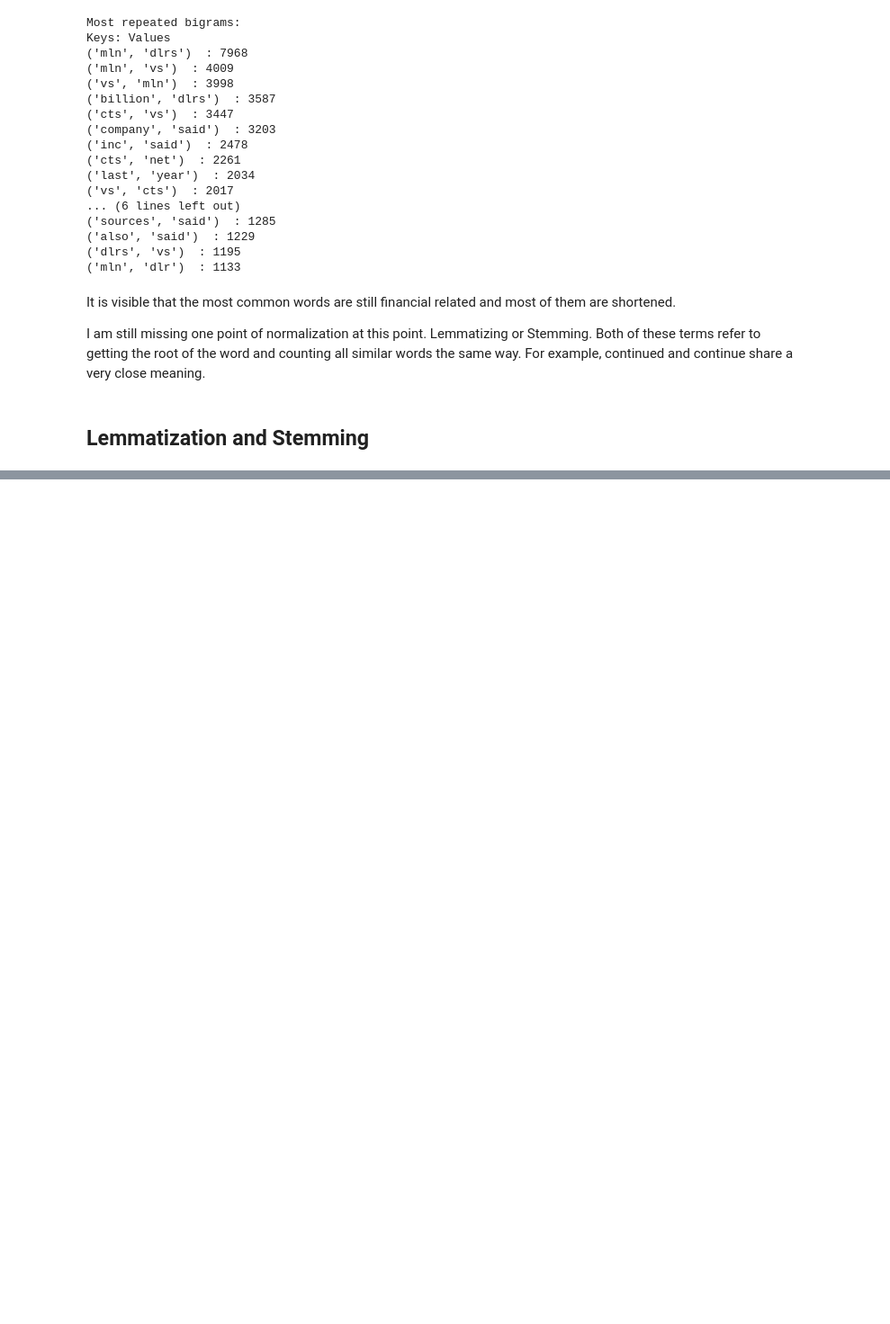
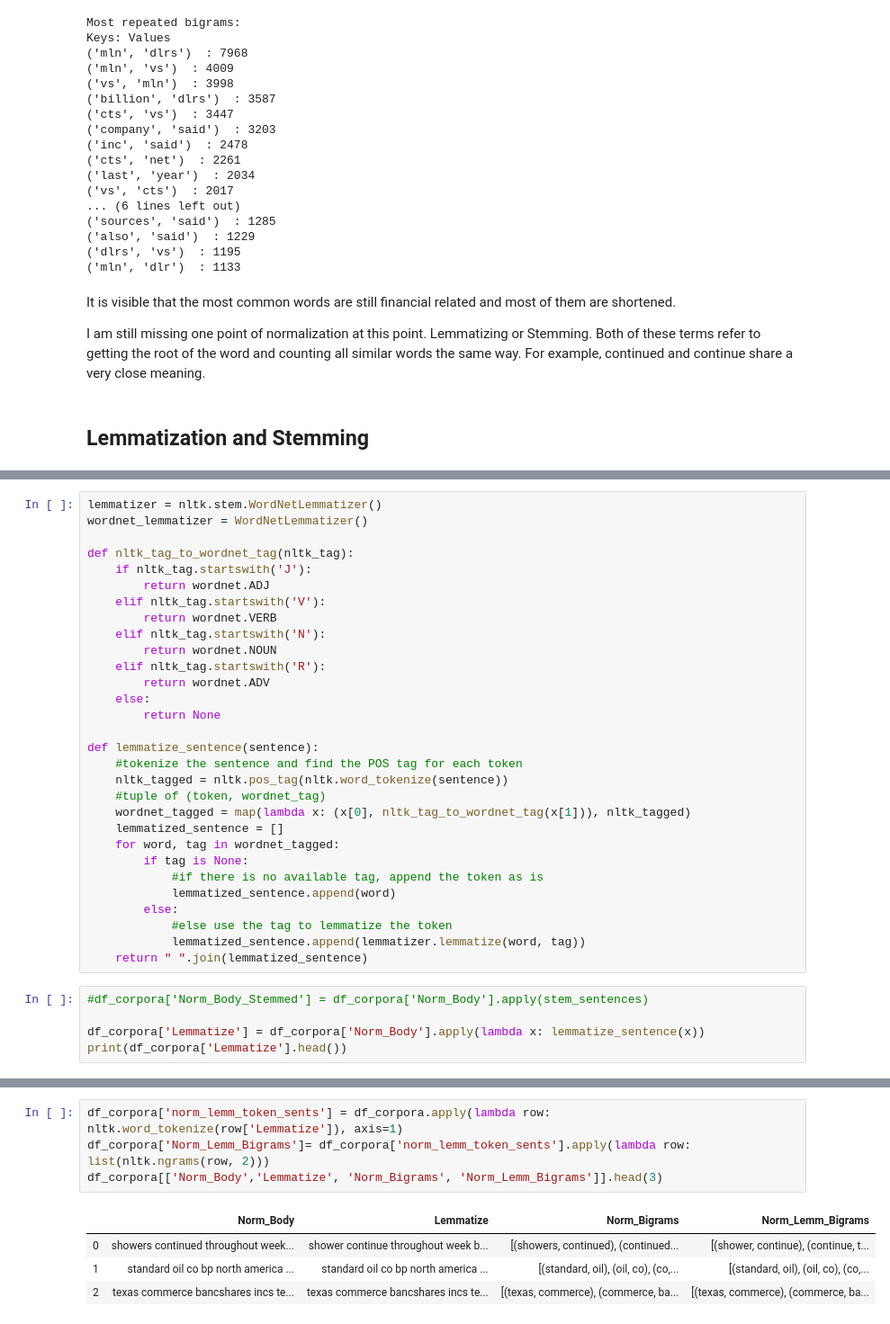
Before and after one commit to sedv8808/Simple_Word_Counting, a Jupyter notebook: Simple_Word_Counting.ipynb, the cells around one changed output, grey strips where cells are left out. Shown: that part at 90% size. Saved outputs shown, nothing was run; the diff lists cells and outputs as text; blank space fills up the shorter version.

Commit message:
lemmatized bigrams

```diff
--- a/Simple_Word_Counting.ipynb
+++ b/Simple_Word_Counting.ipynb
@@ -434,0 +410,35 @@ shower continu throughout week bahia cocoa zone allevi drought sinc earli januar
+# %%
+lemmatizer = nltk.stem.WordNetLemmatizer()
+wordnet_lemmatizer = WordNetLemmatizer()
+
+def nltk_tag_to_wordnet_tag(nltk_tag):
+    if nltk_tag.startswith('J'):
+        return wordnet.ADJ
+    elif nltk_tag.startswith('V'):
+        return wordnet.VERB
+    elif nltk_tag.startswith('N'):
+        return wordnet.NOUN
+    elif nltk_tag.startswith('R'):
+        return wordnet.ADV
+    else:
+        return None
+
+def lemmatize_sentence(sentence):
+    #tokenize the sentence and find the POS tag for each token
+    nltk_tagged = nltk.pos_tag(nltk.word_tokenize(sentence))
+    #tuple of (token, wordnet_tag)
+    wordnet_tagged = map(lambda x: (x[0], nltk_tag_to_wordnet_tag(x[1])), nltk_tagged)
+    lemmatized_sentence = []
+    for word, tag in wordnet_tagged:
+        if tag is None:
+            #if there is no available tag, append the token as is
+            lemmatized_sentence.append(word)
+        else:
+            #else use the tag to lemmatize the token
+            lemmatized_sentence.append(lemmatizer.lemmatize(word, tag))
+    return " ".join(lemmatized_sentence)
+# %%
+#df_corpora['Norm_Body_Stemmed'] = df_corpora['Norm_Body'].apply(stem_sentences)
+
+df_corpora['Lemmatize'] = df_corpora['Norm_Body'].apply(lambda x: lemmatize_sentence(x))
+print(df_corpora['Lemmatize'].head())
@@ -434,0 +452,9 @@ shower continu throughout week bahia cocoa zone allevi drought sinc earli januar
+# %%
+df_corpora['norm_lemm_token_sents'] = df_corpora.apply(lambda row: nltk.word_tokenize(row['Lemmatize']), axis=1)
+df_corpora['Norm_Lemm_Bigrams']= df_corpora['norm_lemm_token_sents'].apply(lambda row: list(nltk.ngrams(row, 2)))
+df_corpora[['Norm_Body','Lemmatize', 'Norm_Bigrams', 'Norm_Lemm_Bigrams']].head(3)
+# %% [output]
+|  | Norm_Body | Lemmatize | Norm_Bigrams | Norm_Lemm_Bigrams |
+| 0 | showers continued throughout week... | shower continue throughout week b... | [(showers, continued), (continued... | [(shower, continue), (continue, t... |
+| 1 | standard oil co bp north america ... | standard oil co bp north america ... | [(standard, oil), (oil, co), (co,... | [(standard, oil), (oil, co), (co,... |
+| 2 | texas commerce bancshares incs te... | texas commerce bancshares incs te... | [(texas, commerce), (commerce, ba... | [(texas, commerce), (commerce, ba... |
```
Also changed, not shown: parts of 7 cells of this notebook.
